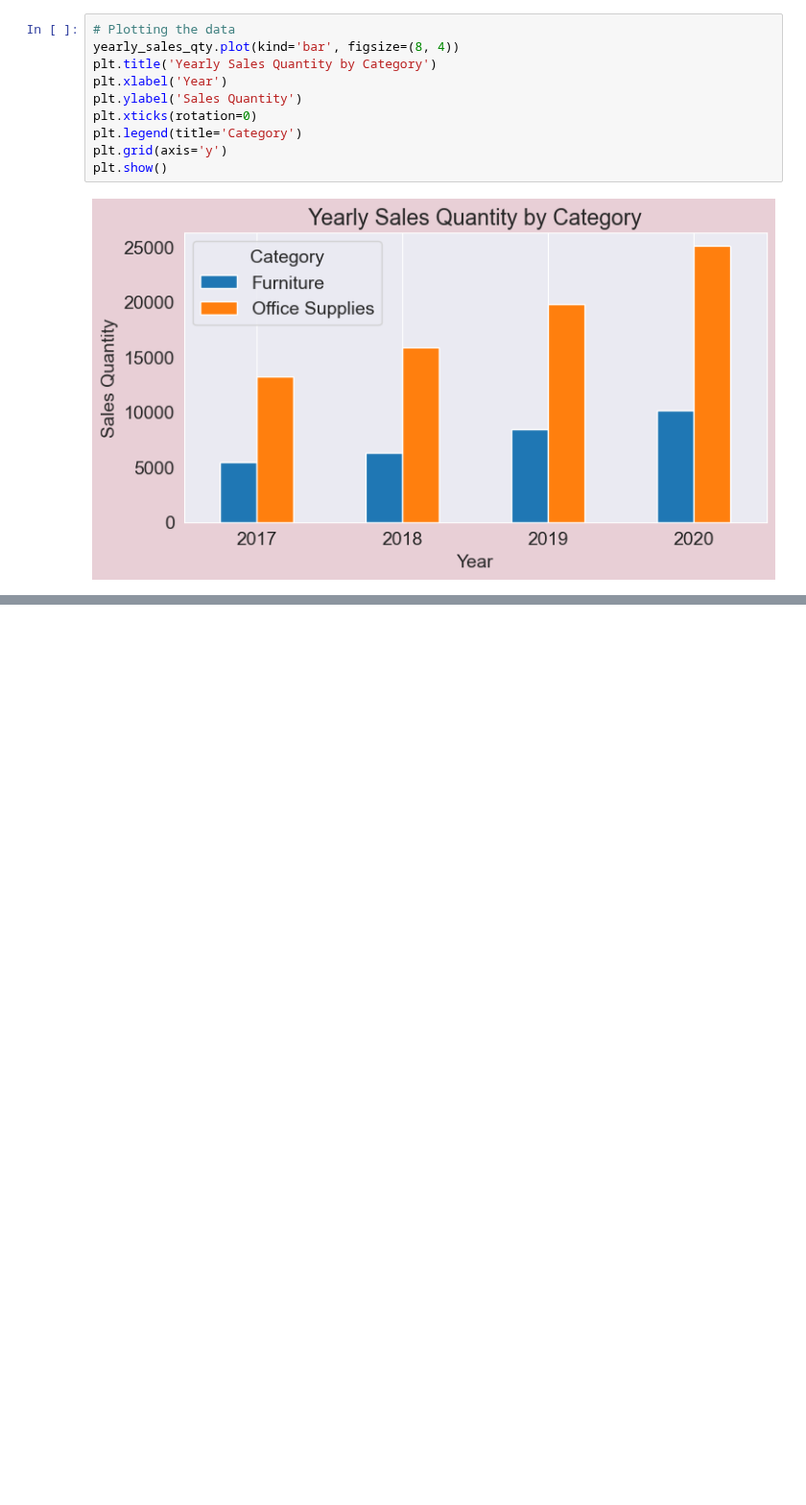
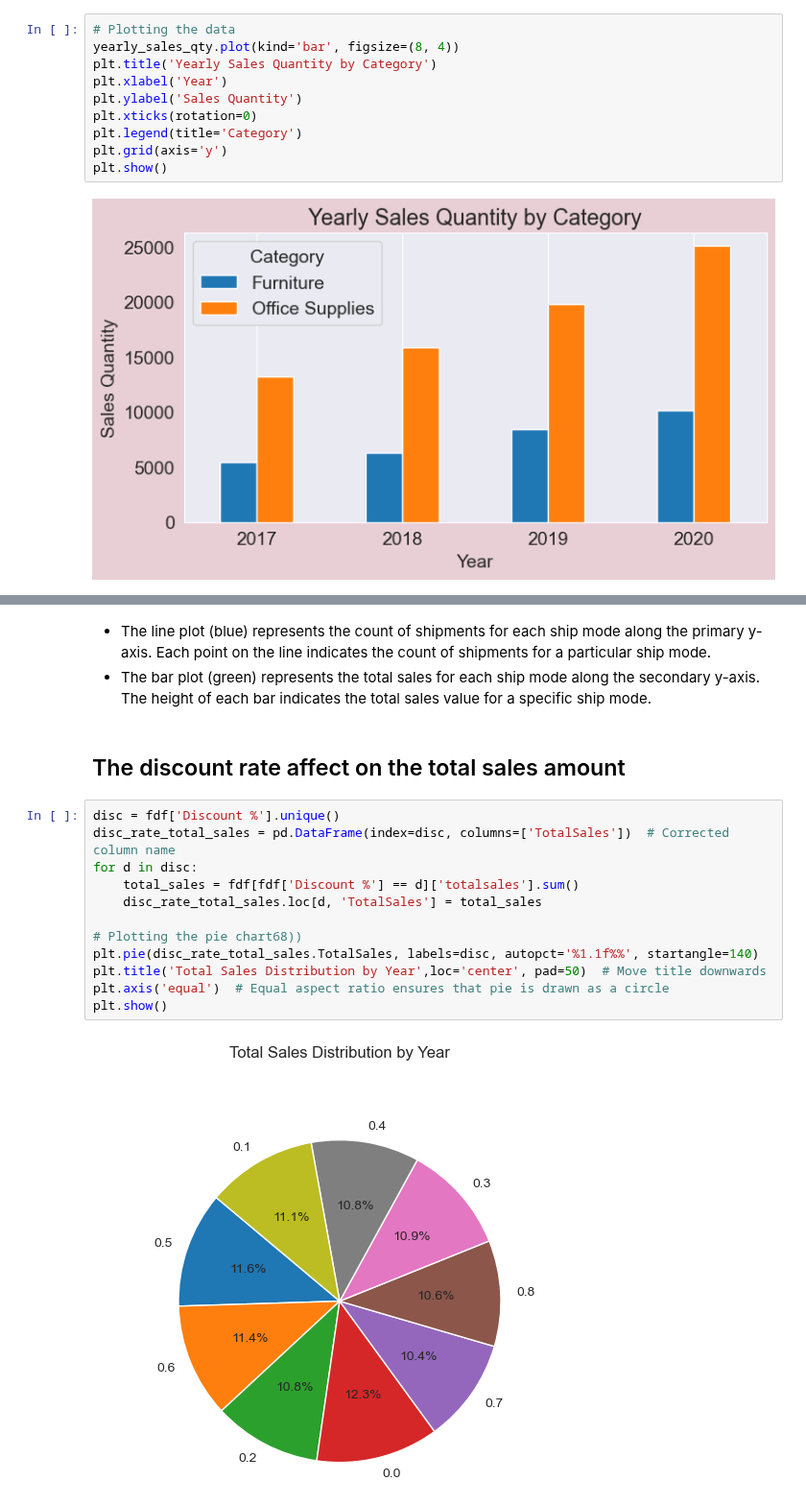
Before and after one commit to SimmiSheetalJain/Uncovering-furniture-sales-insights, a Jupyter notebook: Uncovering-Furniture-Sales-Insights.ipynb, the cells around one changed output, grey strips where cells are left out. Shown at 96% size. Drawn from its saved outputs; the diff is of its cells as text; blank space fills up the shorter version.

```diff
--- a/Uncovering-Furniture-Sales-Insights.ipynb
+++ b/Uncovering-Furniture-Sales-Insights.ipynb
@@ -611,0 +590,19 @@ plt.show()
+# %% [markdown]
+* The line plot (blue) represents the count of shipments for each ship mode along the primary y-axis. Each point on the line indicates the count of shipments for a particular ship mode.
+* The bar plot (green) represents the total sales for each ship mode along the secondary y-axis. The height of each bar indicates the total sales value for a specific ship mode.
+# %% [markdown]
+## The discount rate affect on the total sales amount
+# %%
+disc = fdf['Discount %'].unique()
+disc_rate_total_sales = pd.DataFrame(index=disc, columns=['TotalSales'])  # Corrected column name
+for d in disc:
+    total_sales = fdf[fdf['Discount %'] == d]['totalsales'].sum()
+    disc_rate_total_sales.loc[d, 'TotalSales'] = total_sales
+
+# Plotting the pie chart68))
+plt.pie(disc_rate_total_sales.TotalSales, labels=disc, autopct='%1.1f%%', startangle=140)
+plt.title('Total Sales Distribution by Year',loc='center', pad=50)  # Move title downwards
+plt.axis('equal')  # Equal aspect ratio ensures that pie is drawn as a circle
+plt.show()
+# %% [output]
+[figure, added]
```
Also changed, not shown: parts of 82 cells of this notebook, 1 other file.
